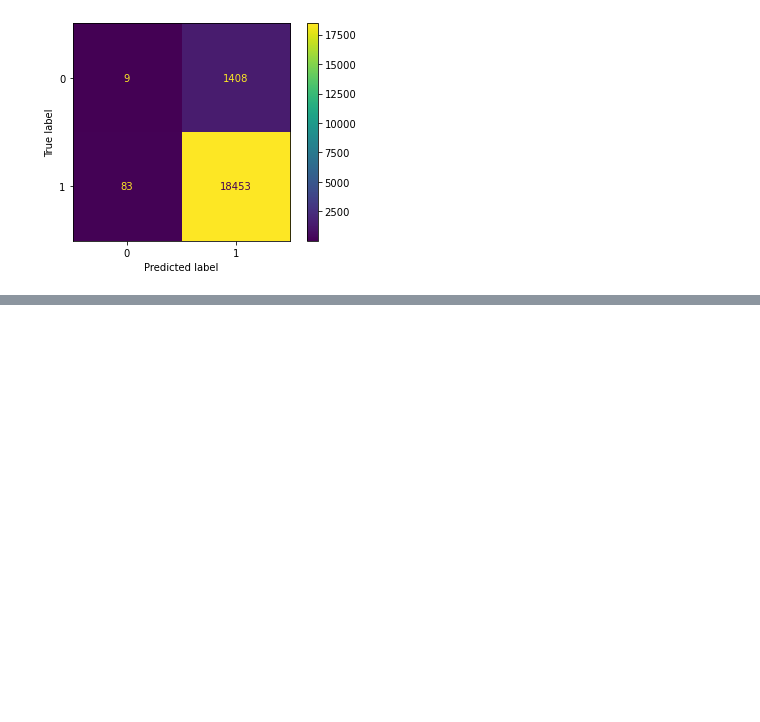
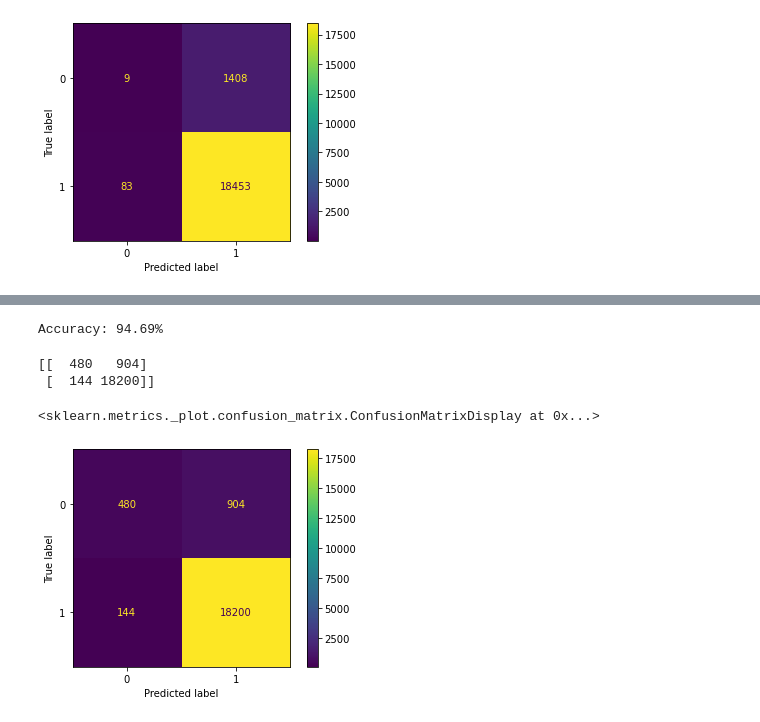
Before and after one commit to JediRhymeTrix/COSC-6339-HW3, a Jupyter notebook: hw3.ipynb, the cells around one changed output, grey strips where cells are left out. Drawn from its saved outputs; the diff is of its cells as text; code cells hidden in the pictures; blank space fills up the shorter version.

Commit message:
feat(model): :sparkles: implement BERT model with transfer learning

```diff
--- a/hw3.ipynb
+++ b/hw3.ipynb
@@ -227,0 +326,4 @@ ConfusionMatrixDisplay(conf_matrix).plot()
+# %%
+# distil-bert tokenizer
+tokenizer = transformers.AutoTokenizer.from_pretrained(
+    'distilbert-base-uncased', do_lower_case=True)
@@ -227,0 +374,5 @@ ConfusionMatrixDisplay(conf_matrix).plot()
+# %%
+X1_train = prepare_feature_matrix(dtf_train['text'])
+X1_test = prepare_feature_matrix(dtf_test['text'])
+
+print_sample(dtf_train['text'], X1_train)
@@ -227,0 +471,17 @@ ConfusionMatrixDisplay(conf_matrix).plot()
+# %%
+# load model
+model1 = models.load_model(MODEL_PATH + 'distil_bert.h5', custom_objects={
+                           'TFDistilBertModel': transformers.TFDistilBertModel})
+
+# unfreeze and fine-tune
+for layer in model1.layers[:3]:
+    layer.trainable = True
+model1.compile(loss='binary_crossentropy',
+               optimizer=optimizers.Adam(learning_rate=1e-5), metrics=['accuracy'])
+model1.summary()
+
+fine_tuning = model1.fit(x=X1_train, y=y1_train, batch_size=64,
+                         epochs=5, shuffle=True, verbose=1, validation_split=0.2)
+
+# save model
+model1.save(MODEL_PATH + 'distil_bert.h5')
@@ -227,0 +515,26 @@ ConfusionMatrixDisplay(conf_matrix).plot()
+# %%
+# load model
+model1 = models.load_model(MODEL_PATH + 'distil_bert.h5', custom_objects={
+                           'TFDistilBertModel': transformers.TFDistilBertModel})
+
+# evaluate
+scores = model1.evaluate(X1_test, y1_test)
+
+print('Accuracy: %.2f%%' % (scores[1]*100))
+
+# test
+predicted = model1.predict(X1_test)
+predicted = list(map(lambda x: 1 if x > 0.5 else 0, predicted))
+# %% [output]
+Accuracy: 94.69%
+# %%
+# confusion matrix
+conf_matrix = confusion_matrix(y1_test, predicted)
+print(conf_matrix)
+
+ConfusionMatrixDisplay(conf_matrix).plot()
+# %% [output]
+[[  480   904]
+ [  144 18200]]
+<sklearn.metrics._plot.confusion_matrix.ConfusionMatrixDisplay at 0x...>
+[figure, added]
```
Also changed, not shown: parts of 18 cells of this notebook, 1 other file.
